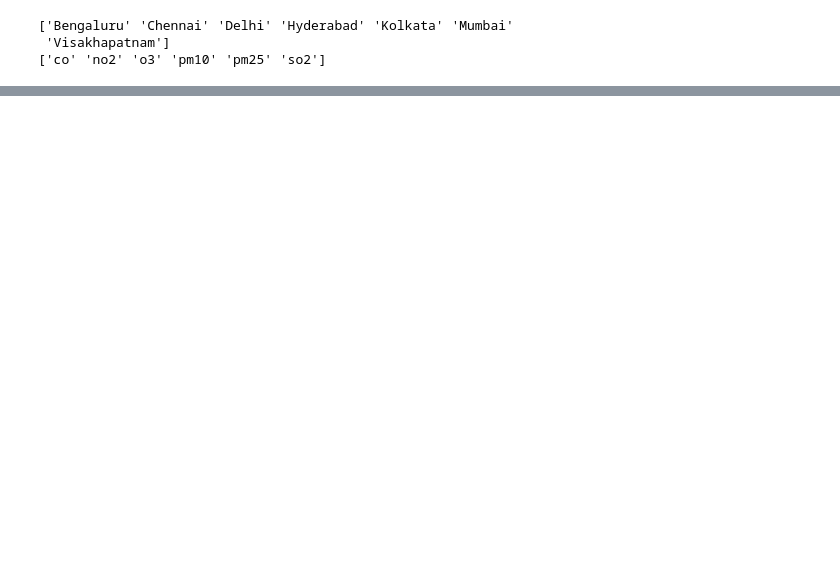
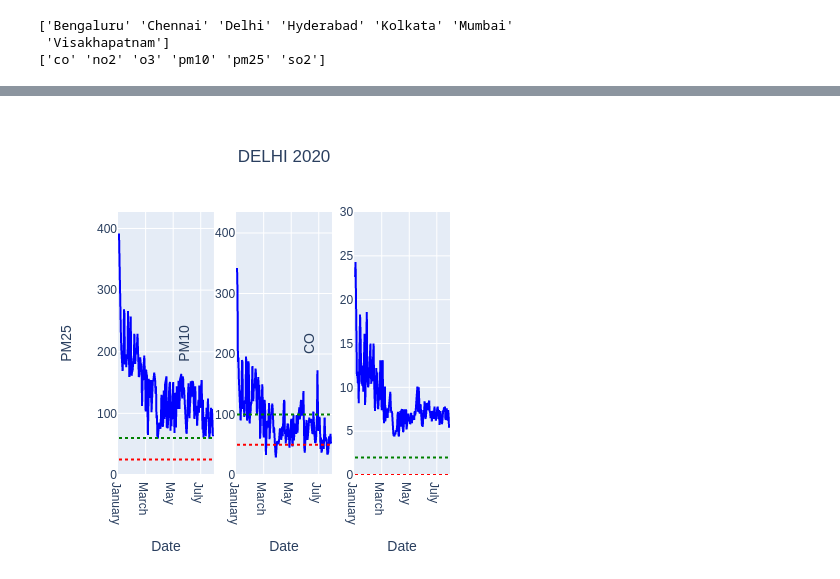
Before and after one commit to algoasylum/ExploringTheUnseen, a Jupyter notebook: code/LinePlots-urban-19vs20.ipynb, the cells around one changed output, grey strips where cells are left out. Drawn from its saved outputs; the diff is of its cells as text; code cells hidden in the pictures; blank space fills up the shorter version.

```diff
--- a/code/LinePlots-urban-19vs20.ipynb
+++ b/code/LinePlots-urban-19vs20.ipynb
@@ -50,0 +93,8 @@ dff19=dff19[dff19['Dates']]
+# %%
+dff19['Month']=pd.DatetimeIndex(dff19['Date']).month
+#dff19['Day']=pd.DatetimeIndex(dff19['Date']).day
+df19['md']=df19['Date'].dt.strftime('%m%d')
+df19['month_name'] = df19.Date.dt.month_name()
+df19=df19.reset_index()
+del df19['index']
+df19
@@ -50,0 +133,7 @@ dff19=dff19[dff19['Dates']]
+# %%
+df20['md']=df20['Date'].dt.strftime('%m%d')
+df20['month_name'] = df20.Date.dt.month_name()
+df20=df20.reset_index()
+del df20['index']
+
+df20
@@ -50,0 +177,4 @@ dff19=dff19[dff19['Dates']]
+# %%
+df=pd.merge(df19,df20,on=['md','City','Specie','Country'])
+del df['Country'],df['count_x'],df['min_x'],df['max_x'],df['variance_x'],df['count_y'],df['min_y'],df['max_y'],df['variance_y']
+df
@@ -50,0 +195,5 @@ dff19=dff19[dff19['Dates']]
+# %%
+imp_pollutant=['pm25','pm10','co']
+df_delhi=df[df['City'].isin(['Delhi'])]
+df_delhi=df_delhi[df_delhi['Specie'].isin(imp_pollutant)]
+df_delhi
@@ -50,0 +214,22 @@ dff19=dff19[dff19['Dates']]
+# %%
+fig = make_subplots(
+rows=1, cols=3,
+#subplot_titles=imp_pollutant,
+vertical_spacing=0.05
+)
+for m,i in enumerate(imp_pollutant):
+    dfd=df_delhi[df_delhi['Specie'].isin([i])]
+    #fig.add_trace(go.Scatter(x=dfd['Date_x'],y=dfd['median_x'],line_color='blue'),row=1,col=m+1)
+    fig.add_trace(go.Scatter(x=dfd['Date_x'],y=dfd['median_y'],line_color='blue'),row=1,col=m+1)
+    fig.update_xaxes(tickformat="%B",row=1,col=m+1)
+    fig.add_shape(go.layout.Shape(type="line", x0=start, y0=pollutant_who[i], x1=end, y1=pollutant_who[i],
+                                  line=dict(color='red', width=2,dash='dot'),),row=1,col=m+1)
+    fig.add_shape(go.layout.Shape(type="line", x0=start, y0=pollutant_naaqs[i], x1=end, y1=pollutant_naaqs[i],
+                                  line=dict(color='green', width=2,dash='dot'),),row=1,col=m+1)
+    fig.update_yaxes(title=i.upper(),range=[0,dfd['median_x'].max() +dfd['median_x'].mean()/10], row=1, col=m+1)
+    fig.update_xaxes(title_text="Date", row=1, col=m+1)
+fig.update_layout(title='DELHI 2020',title_x=0.5,height=450,width=1300,showlegend=False)
+fig.show()
+fig.write_image(f'images/19vs20_20_delhi.png')
+# %% [output]
+[figure, added]
```
Also changed, not shown: parts of 14 cells of this notebook, 28 other files.
